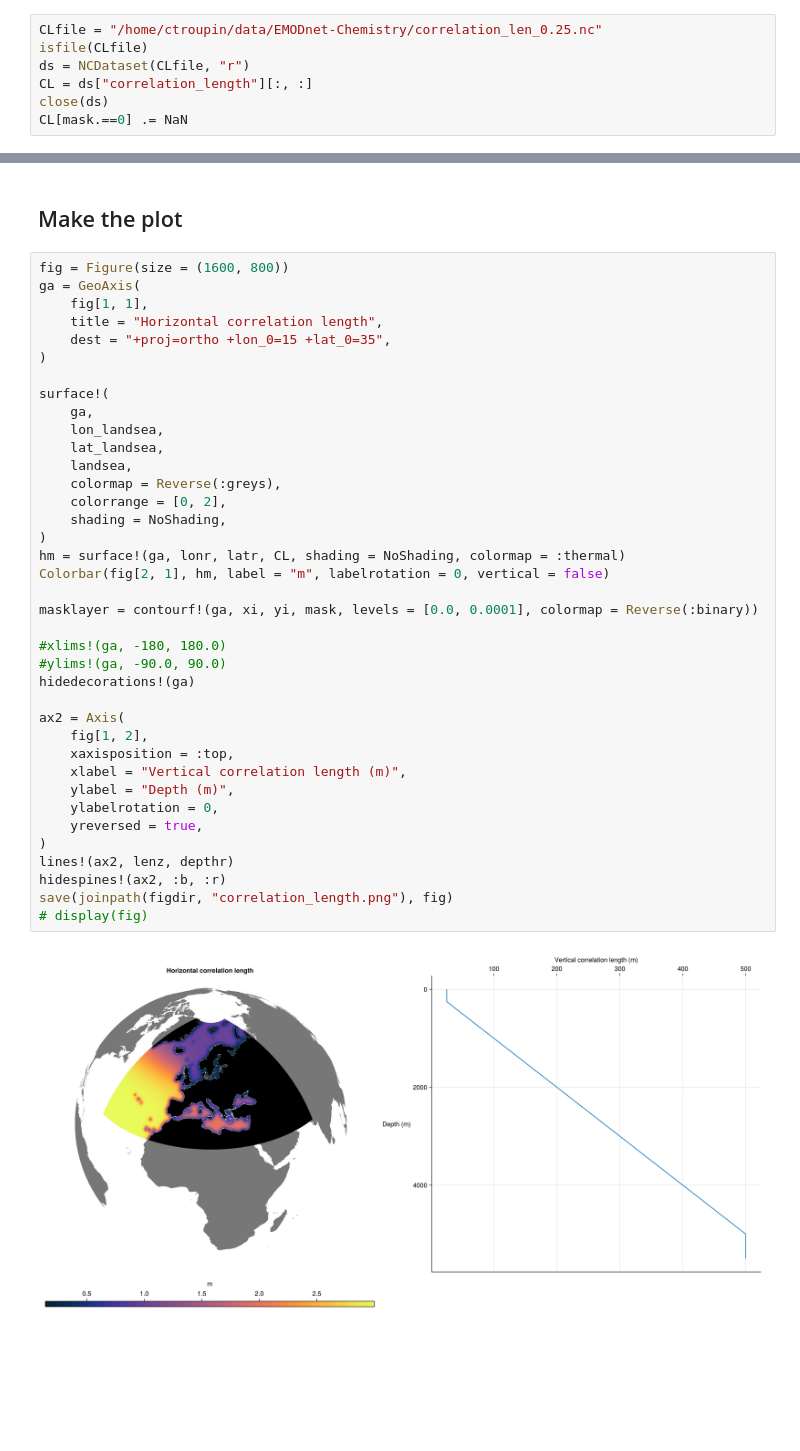
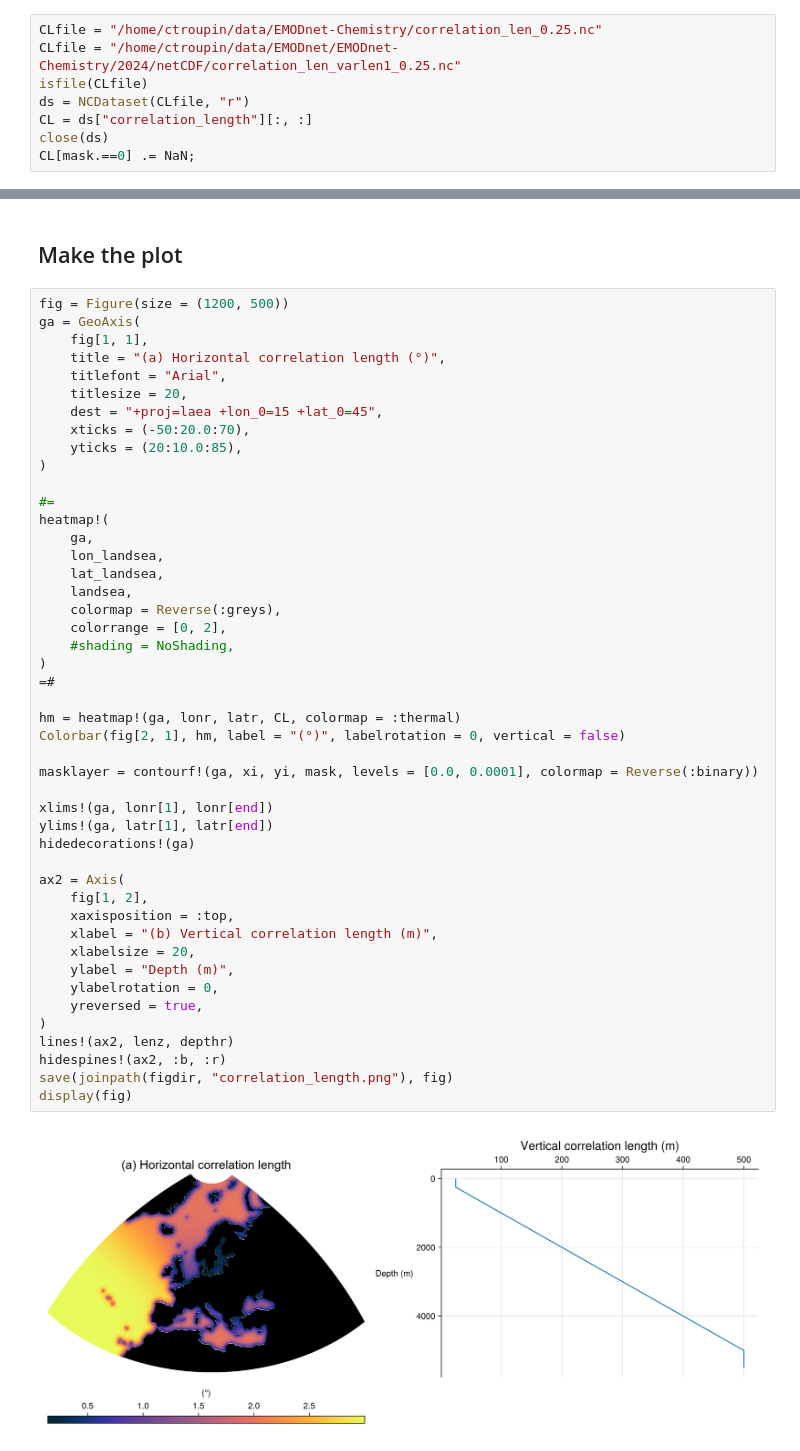
Before and after one commit to gher-uliege/EMODnet-Chemistry-GriddedMaps, a Jupyter notebook: src/plot_correlation_length.ipynb, the cells around one changed output, grey strips where cells are left out. Saved outputs shown, nothing was run; the diff lists cells and outputs as text; blank space fills up the shorter version.

```diff
--- a/src/plot_correlation_length.ipynb
+++ b/src/plot_correlation_length.ipynb
@@ -157,8 +161,9 @@ edit_mask!(xi, yi, mask, coordinatelist)
 ### Read horizontal correlation length
 # %%
 CLfile = "/home/ctroupin/data/EMODnet-Chemistry/correlation_len_0.25.nc"
+CLfile = "/home/ctroupin/data/EMODnet/EMODnet-Chemistry/2024/netCDF/correlation_len_varlen1_0.25.nc"
 isfile(CLfile)
 ds = NCDataset(CLfile, "r")
 CL = ds["correlation_length"][:, :]
 close(ds)
-CL[mask.==0] .= NaN
+CL[mask.==0] .= NaN;
@@ -200,43 +174,51 @@ lenz = min.(max.(25.0, depthr ./ 10), 500.0);
 # %% [markdown]
 ## Make the plot
 # %%
-fig = Figure(size = (1600, 800))
+fig = Figure(size = (1200, 500))
 ga = GeoAxis(
     fig[1, 1],
-    title = "Horizontal correlation length",
-    dest = "+proj=ortho +lon_0=15 +lat_0=35",
+    title = "(a) Horizontal correlation length (°)",
+    titlefont = "Arial",
+    titlesize = 20,
+    dest = "+proj=laea +lon_0=15 +lat_0=45",
+    xticks = (-50:20.0:70),
+    yticks = (20:10.0:85),
 )
 
-surface!(
+#=
+heatmap!(
     ga,
     lon_landsea,
     lat_landsea,
     landsea,
     colormap = Reverse(:greys),
     colorrange = [0, 2],
-    shading = NoShading,
+    #shading = NoShading,
 )
-hm = surface!(ga, lonr, latr, CL, shading = NoShading, colormap = :thermal)
-Colorbar(fig[2, 1], hm, label = "m", labelrotation = 0, vertical = false)
+=#
+
+hm = heatmap!(ga, lonr, latr, CL, colormap = :thermal)
+Colorbar(fig[2, 1], hm, label = "(°)", labelrotation = 0, vertical = false)
 
 masklayer = contourf!(ga, xi, yi, mask, levels = [0.0, 0.0001], colormap = Reverse(:binary))
 
-#xlims!(ga, -180, 180.0)
-#ylims!(ga, -90.0, 90.0)
+xlims!(ga, lonr[1], lonr[end])
+ylims!(ga, latr[1], latr[end])
 hidedecorations!(ga)
 
 ax2 = Axis(
     fig[1, 2],
     xaxisposition = :top,
-    xlabel = "Vertical correlation length (m)",
+    xlabel = "(b) Vertical correlation length (m)",
+    xlabelsize = 20,
     ylabel = "Depth (m)",
     ylabelrotation = 0,
     yreversed = true,
 )
 lines!(ax2, lenz, depthr)
 hidespines!(ax2, :b, :r)
 save(joinpath(figdir, "correlation_length.png"), fig)
-# display(fig)
+display(fig)
 # %% [output]
-[figure, old version]
+[figure, new version]
 CairoMakie.Screen{IMAGE}
```
Also changed, not shown: parts of 4 cells of this notebook.
